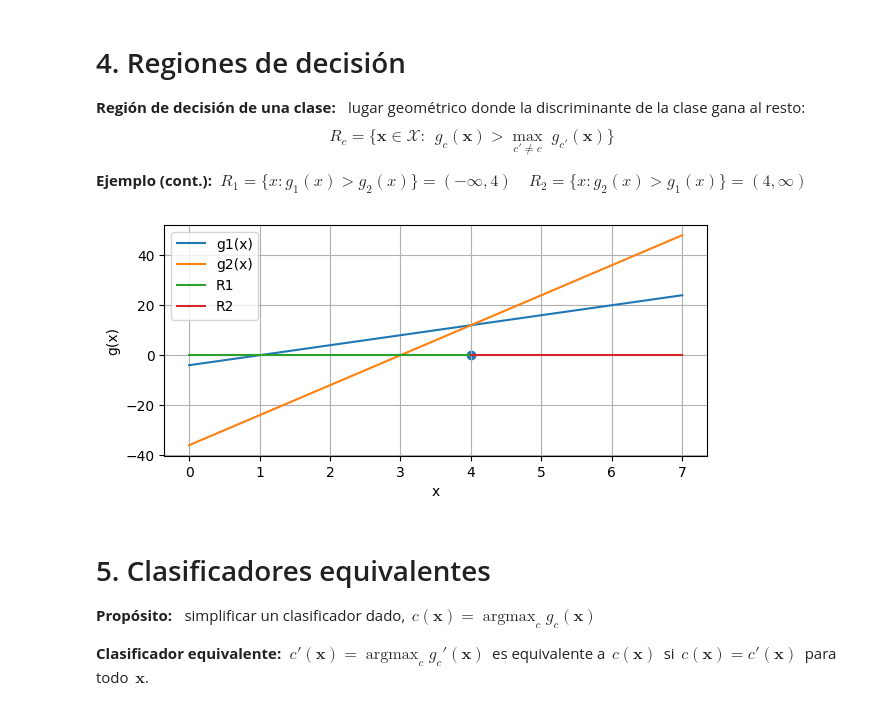
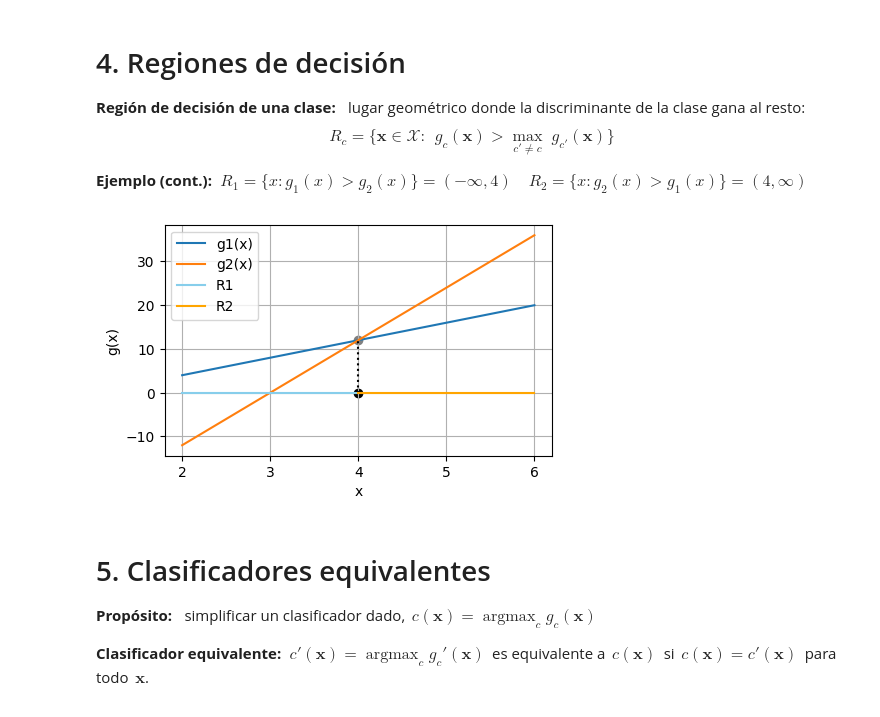
Before and after one commit to jsilvestreUPV/SIN-EPSA, a Jupyter notebook: B2/Teo/T3: Aprendizaje Supervisado: regresión logística/T3.1a Funciones discriminantes.ipynb, the cells around one changed output. Drawn from its saved outputs; the diff is of its cells as text; code cells hidden in the pictures.

```diff
--- a/B2/Teo/T3: Aprendizaje Supervisado: regresión logística/T3.1a Funciones discriminantes.ipynb
+++ b/B2/Teo/T3: Aprendizaje Supervisado: regresión logística/T3.1a Funciones discriminantes.ipynb
@@ -65,11 +66,14 @@ import numpy as np
 import matplotlib.pyplot as plt
 g1 = lambda x: 4*x-4
 g2 = lambda x: 12*x-36
-x = np.linspace(0, 7, 2);
-plt.figure(figsize=(7, 3));
+x = np.linspace(2, 6, 2);
+plt.figure(figsize=(5, 3));
+plt.xticks([2,3,4,5,6]);
 plt.grid();
 plt.xlabel("x"); plt.ylabel("g(x)");
 plt.plot(x, g1(x), label="g1(x)"); plt.plot(x, g2(x), label="g2(x)");
 plt.legend();
-plt.scatter(4, 0); # Dibujar frontera de decisión: punto x=4
+plt.scatter(4, g1(4), color="grey"); # Dibujar punto de cruce entre g1(x) y g2(x)
+plt.scatter(4, 0, color="black"); # Dibujar frontera de decisión: punto x=4
+plt.plot([4,4],[0,g1(4)], linestyle="dotted", color="black")
 # %% [output]
@@ -92,19 +97,23 @@ $$R_c=\bigl\{\boldsymbol{x}\in\mathcal{X}:~~ g_c(\boldsymbol{x})>\max_{c'\neq c}
 # %%
 import numpy as np
 import matplotlib.pyplot as plt
 g1 = lambda x: 4*x-4
 g2 = lambda x: 12*x-36
-x = np.linspace(0, 7, 2);
-plt.figure(figsize=(7, 3));
+x = np.linspace(2, 6, 2);
+plt.figure(figsize=(5, 3));
+plt.xticks([2,3,4,5,6]);
 plt.grid();
 plt.xlabel("x"); plt.ylabel("g(x)");
-plt.plot(x, g1(x), label="g1(x)"); plt.plot(x, g2(x), label="g2(x)");
-plt.scatter(4, 0); # Dibujar frontera de decisión: punto x=4
-plt.plot((0, 4), (0, 0), label="R1"); # Dibujar región de decisión clase 1: puntos x<4
-plt.plot((4, 7), (0, 0), label="R2"); # Dibujar región de decisión clase 2: puntos x>=4
+plt.plot(x, g1(x), label="g1(x)", color="tab:blue");
+plt.plot(x, g2(x), label="g2(x)", color="tab:orange");
+plt.scatter(4, 0, color="black");
+plt.scatter(4, g1(4), color="grey");
+plt.plot([4,4],[0,g1(4)], linestyle="dotted", color="black")
+plt.plot((2, 4), (0, 0), label="R1", color="skyblue"); # Dibujar región de decisión clase 1: puntos x<4
+plt.plot((4, 6), (0, 0), label="R2", color="orange"); # Dibujar región de decisión clase 2: puntos x>=4
 plt.legend();
 # %% [output]
-[figure, old version]
+[figure, new version]
 # %% [markdown]
 # 5. Clasificadores equivalentes
 
```
Also changed, not shown: parts of 3 cells of this notebook.
